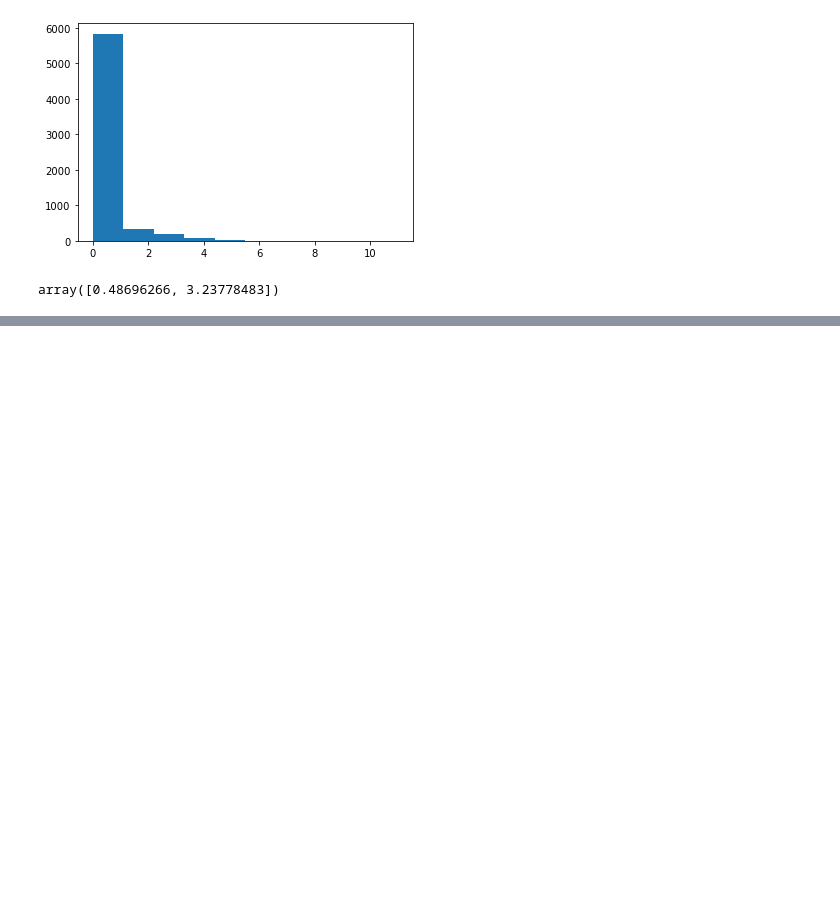
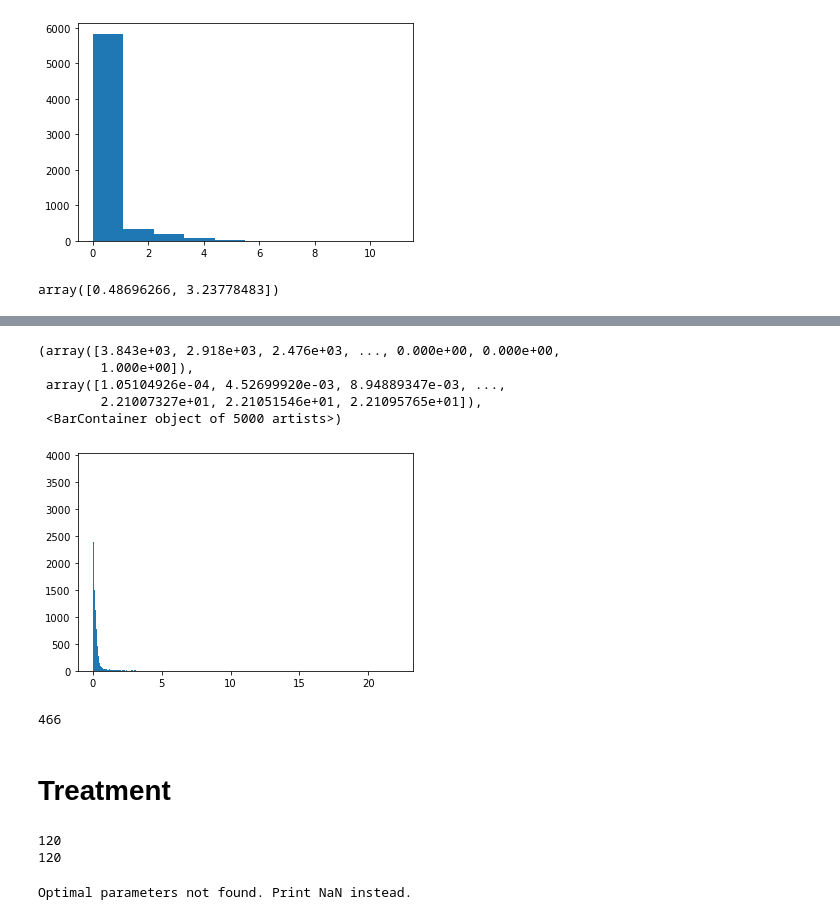
Before and after one commit to Nance-Lab/diff_predictor, a Jupyter notebook: notebooks/alpha_conf_interval.ipynb, the cells around one changed output, grey strips where cells are left out. Cells and saved outputs as stored; diff of their text form; code cells hidden in the pictures; blank space fills up the shorter version.

```diff
--- a/notebooks/alpha_conf_interval.ipynb
+++ b/notebooks/alpha_conf_interval.ipynb
@@ -139,0 +231,73 @@ alpha, coef = alpha_calc(single_track)
+# %%
+perr_alph_arr = np.array(perr_alph)
+perr_alph_arr = perr_alph_arr[perr_alph_arr != np.inf]
+plt.hist((perr_alph_arr), bins=5000)
+# %% [output]
+(array([3.843e+03, 2.918e+03, 2.476e+03, ..., 0.000e+00, 0.000e+00,
+        1.000e+00]),
+ array([1.05104926e-04, 4.52699920e-03, 8.94889347e-03, ...,
+        2.21007327e+01, 2.21051546e+01, 2.21095765e+01]),
+ <BarContainer object of 5000 artists>)
+[figure, added]
+# %%
+big_err = perr_alph_arr[perr_alph_arr >=5]
+len(big_err)
+# %% [output]
+466
+# %% [markdown]
+# Treatment
+# %%
+treatment_msd_path = workbookDir + '/raw_data_pnn/'
+treatment_feature_path = workbookDir + '/data/ecm_feature_folder/'
+
+treatment_msd_filelist_70 = [f for f in listdir(treatment_msd_path) if isfile(join(treatment_msd_path, f)) and 'NT' in f]
+treatment_msd_filelist_14 = [f for f in listdir(treatment_msd_path) if isfile(join(treatment_msd_path, f)) and 'ChABC' in f]
+treatment_msd_filelist = treatment_msd_filelist_70 + treatment_msd_filelist_14
+
+treatment_feature_filelist_70 = [f for f in listdir(treatment_feature_path) if isfile(join(treatment_feature_path, f)) and 'NT' in f ]
+treatment_feature_filelist_35 = [f for f in listdir(treatment_feature_path) if isfile(join(treatment_feature_path, f)) and 'ChABC' in f ]
+
+treatment_feature_filelist =  treatment_feature_filelist_70 + treatment_feature_filelist_35
+
+print(len(treatment_msd_filelist))
+print(len(treatment_feature_filelist))
+# %% [output]
+120
+120
+# %%
+perr_alph = []
+mag_alph = []
+perr_dcoef = []
+mag_dcoef = []
+
+for i in range(len(treatment_msd_filelist)):
+
+
+    msd_df = pd.read_csv(treatment_msd_path + treatment_msd_filelist[i])
+    trackids = msd_df['Track_ID'].unique()
+    partcount = trackids.shape[0]
+    for particle in range(0, partcount):
+
+        single_track_masked = msd_df.loc[msd_df['Track_ID'] == trackids[particle]].sort_values(['Track_ID', 'Frame'], ascending=[1,1]).reset_index(drop=True)
+        single_track = unmask_track(single_track_masked)
+        xpos = single_track['MSDs']
+        ypos = single_track['Frame']
+
+        def msd_alpha(xpos, alph, dcoef):
+                return 4*dcoef*(xpos**alph)
+
+        try:
+            popt, pcov = curve_fit(msd_alpha, xpos, ypos)
+            alph = popt[0]
+            dcoef = popt[1]
+            perr = np.sqrt(np.diag(pcov))
+            perr_alph.append(perr[0])
+            perr_dcoef.append(perr[1])
+            mag_alph.append(alph)
+            mag_dcoef.append(dcoef)
+        except RuntimeError:
+            print('Optimal parameters not found. Print NaN instead.')
+            alph = np.nan
+            dcoef = np.nan
+# %% [output]
+Optimal parameters not found. Print NaN instead.
```
Also changed, not shown: parts of 11 cells of this notebook.
